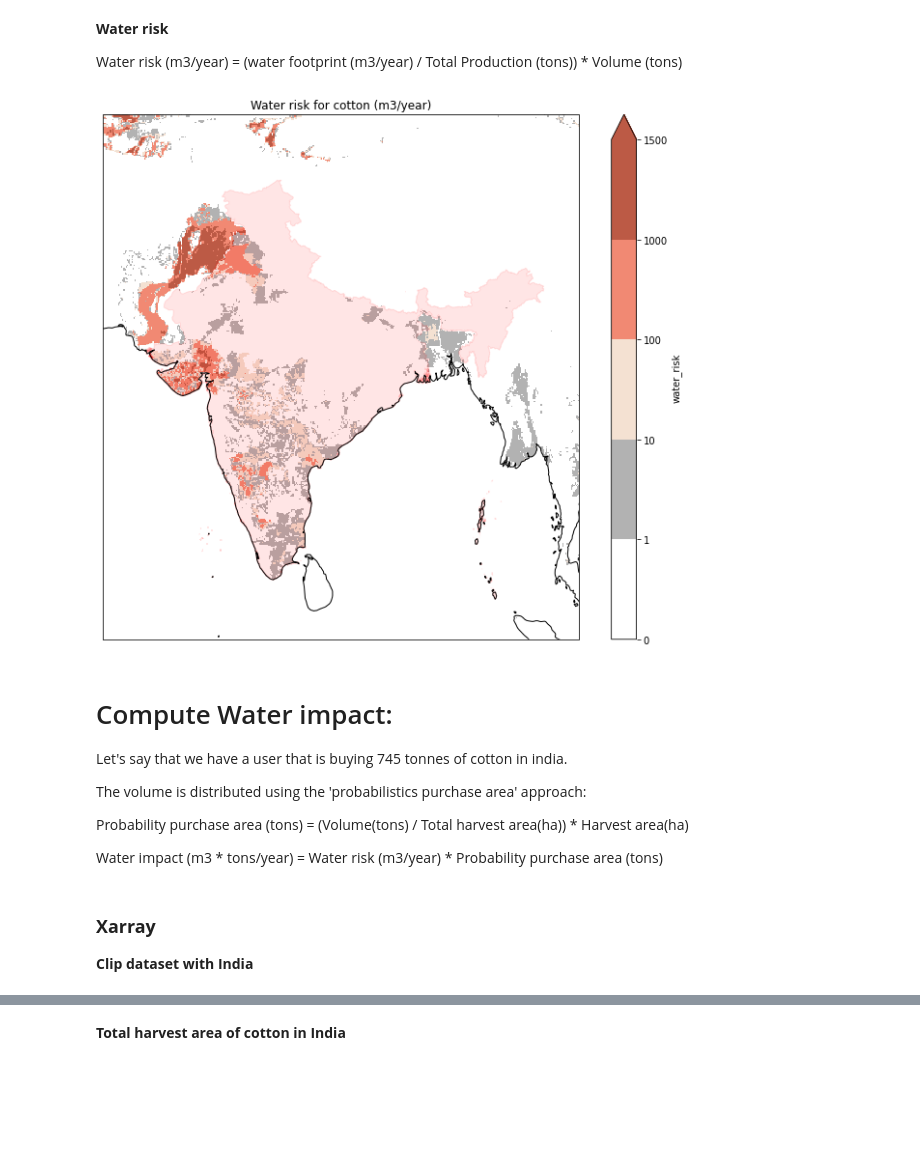
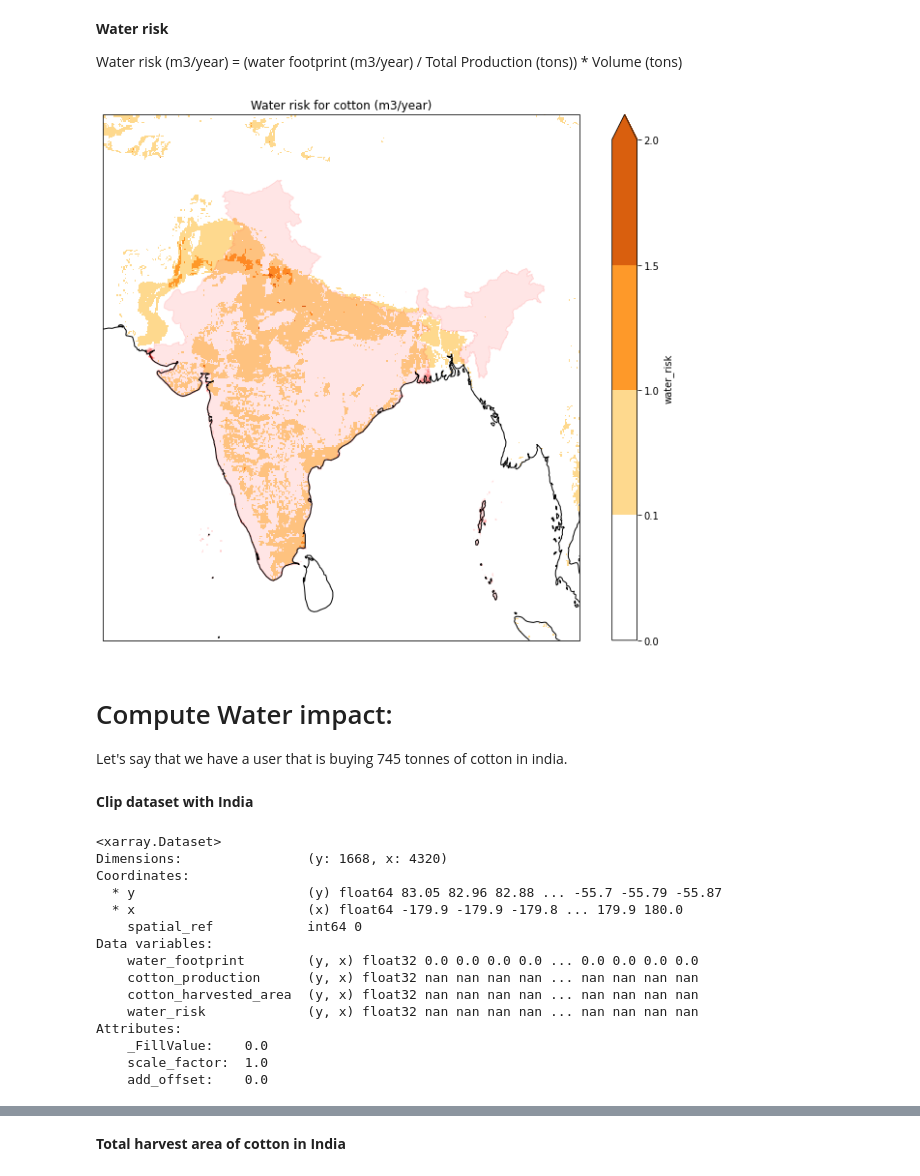
Before and after one commit to Vizzuality/landgriffon, a Jupyter notebook: data/notebooks/Lab/QA_risk_impact_calc_blwf_xr.ipynb, the cells around one changed output, grey strips where cells are left out. Saved outputs shown, nothing was run; the diff lists cells and outputs as text; code cells hidden in the pictures; blank space fills up the shorter version.

Commit message:
Changed water impact computation

```diff
--- a/data/notebooks/Lab/QA_risk_impact_calc_blwf_xr.ipynb
+++ b/data/notebooks/Lab/QA_risk_impact_calc_blwf_xr.ipynb
@@ -222,32 +222,42 @@ mm_to_m3 = 0.001
 
 xds_risk = xds.where(xds.cotton_production > 0).copy()
 
-xds = xds.assign(water_risk = (xds_risk.water_footprint*mm_to_m3/tot_pro) * xds_risk.cotton_production)
+xds = xds.assign(water_risk = xds_risk.water_footprint*mm_to_m3/tot_pro)
 # %%
-color_list = ["#ffffff", "#b2b2b2", "#f4e1d2", "#f18973",  "#bc5a45"]
-values = [0, 1, 10, 100,  1000, 1500]
+color_list = ["#ffffff", "#fed98e", "#fe9929", "#d95f0e" ]
+values = [0,0.1, 1, 1.5, 2]
+
 title = 'Water risk for cotton (m3/year)'
 
 da_plot(xds["water_risk"], geom, color_list, values, title, x='x', y='y', xlim=(65,100), ylim=(4,40))
 # %% [output]
-[figure, old version]
+[figure, new version]
 # %% [markdown]
 # Compute Water impact:
 
 Let's say that we have a user that is buying 745 tonnes of cotton in india.
-
-The volume is distributed using the 'probabilistics purchase area' approach:
-
-Probability purchase area (tons)  = (Volume(tons) / Total harvest area(ha)) * Harvest area(ha)
-
-Water impact (m3 * tons/year) = Water risk (m3/year) * Probability purchase area (tons)
 # %% [markdown]
-### **Xarray**
 **Clip dataset with India**
 # %%
 xds_ind = xds.rio.clip(geom.geometry, geom.crs, drop=False, invert=False)
 # %%
 xds_ind
+# %% [output]
+<xarray.Dataset>
+Dimensions:                (y: 1668, x: 4320)
+Coordinates:
+  * y                      (y) float64 83.05 82.96 82.88 ... -55.7 -55.79 -55.87
+  * x                      (x) float64 -179.9 -179.9 -179.8 ... 179.9 180.0
+    spatial_ref            int64 0
+Data variables:
+    water_footprint        (y, x) float32 0.0 0.0 0.0 0.0 ... 0.0 0.0 0.0 0.0
+    cotton_production      (y, x) float32 nan nan nan nan ... nan nan nan nan
+    cotton_harvested_area  (y, x) float32 nan nan nan nan ... nan nan nan nan
+    water_risk             (y, x) float32 nan nan nan nan ... nan nan nan nan
+Attributes:
+    _FillValue:    0.0
+    scale_factor:  1.0
+    add_offset:    0.0
 # %%
 # Define the colors you want
 cmap = ListedColormap(["#ffffff", "#7bc87c", "#2a924a", "#00441b"])
```
Also changed, not shown: parts of 14 cells of this notebook, 2 other files.
